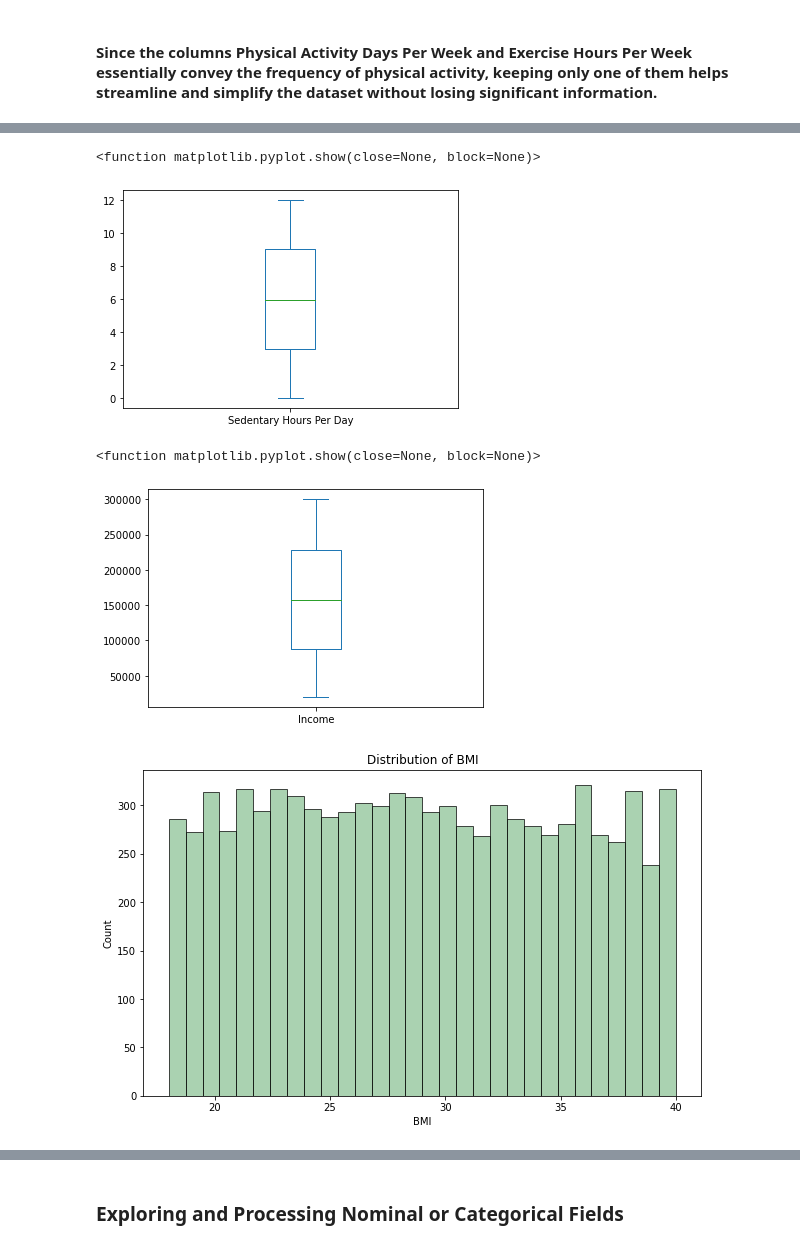
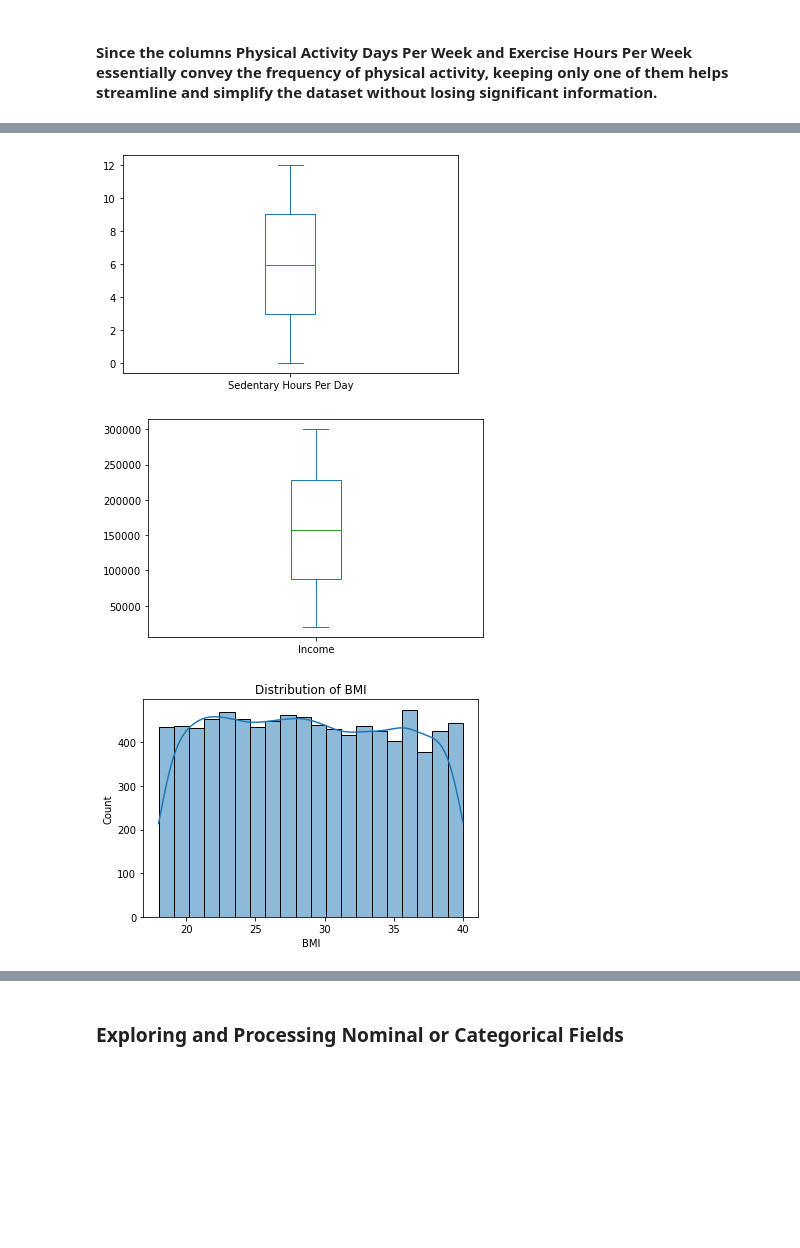
Before and after one commit to JTRYI/Heart-Attack-Prediction, a Jupyter notebook: main.ipynb, the cells around one changed output, grey strips where cells are left out. Cells and saved outputs as stored; diff of their text form; code cells hidden in the pictures; blank space fills up the shorter version.

```diff
--- a/main.ipynb
+++ b/main.ipynb
@@ -101,15 +130,0 @@ ha_data_table.head()
-# %%
-#Exploring the Age Distribution with Pie Chart
-
-# Defining the age bins and labels for age groups
-age_bins = [0, 17, 31, 46, 91]
-age_labels = ['0-16', '17-30', '31-45', '>45']
-
-# Creating a new column 'Age Group' based on the age bins
-ha_data_table['Age Group'] = pd.cut(ha_data_table['Age'], bins=age_bins, labels=age_labels, right=False)
-
-# Ploting the pie chart using the 'Age Group' column instead of 'Age' Column for better Visualization
-ha_data_table['Age Group'].value_counts().plot(kind='pie', autopct='%1.0f%%', labeldistance= 1.1)
-
-#Removing 'Age Group' Column after plotting
-del ha_data_table['Age Group']
@@ -208,25 +276,21 @@ ha_data_table['Stress Level'].value_counts().plot(kind='pie', autopct='%1.0f%%',
 # %%
 #Exploring Sedentary Hours per Day
 ha_data_table['Sedentary Hours Per Day'].plot(kind='box', subplots=True, sharex=False, sharey=False)
-plt.show
+plt.show()
 # %% [output]
-<function matplotlib.pyplot.show(close=None, block=None)>
 [figure]
 # %%
 #Exploring Income
 ha_data_table['Income'].plot(kind='box', subplots=True, sharex=False, sharey=False)
-plt.show
+plt.show()
 # %% [output]
-<function matplotlib.pyplot.show(close=None, block=None)>
 [figure]
 # %%
-#Exploring BMI
-plt.figure(figsize=(10, 6))
-plt.hist(ha_data_table['BMI'], bins=30, color='#86bf91', edgecolor='black', alpha=0.7)
+# Distribution of BMI
+
+sns.histplot(data=ha_data_table, x='BMI', bins=20, kde=True)
 plt.title('Distribution of BMI')
-plt.xlabel('BMI')
-plt.ylabel('Count')
 plt.show()
 # %% [output]
-[figure, old version]
+[figure, new version]
 # %%
```
Also changed, not shown: parts of 26 cells of this notebook.
